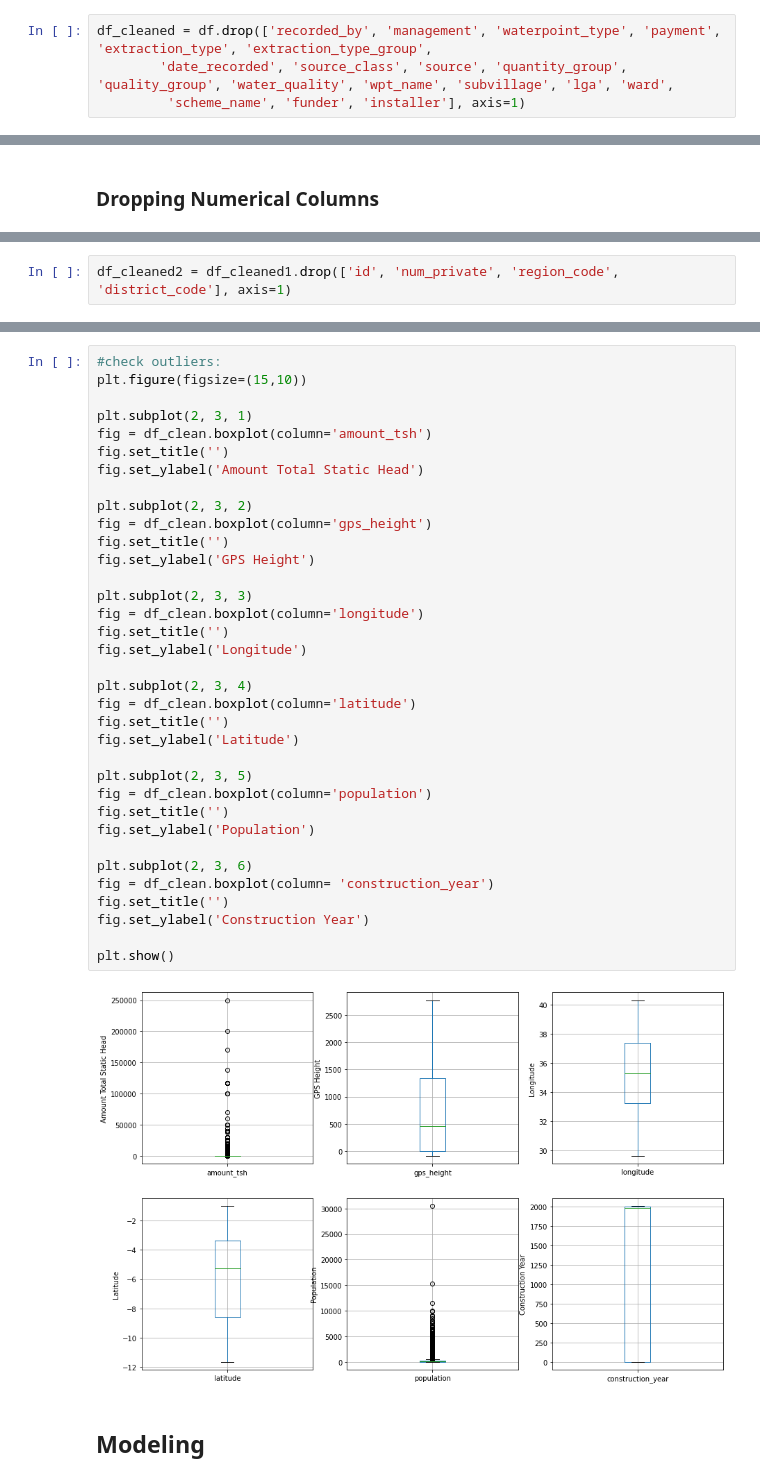
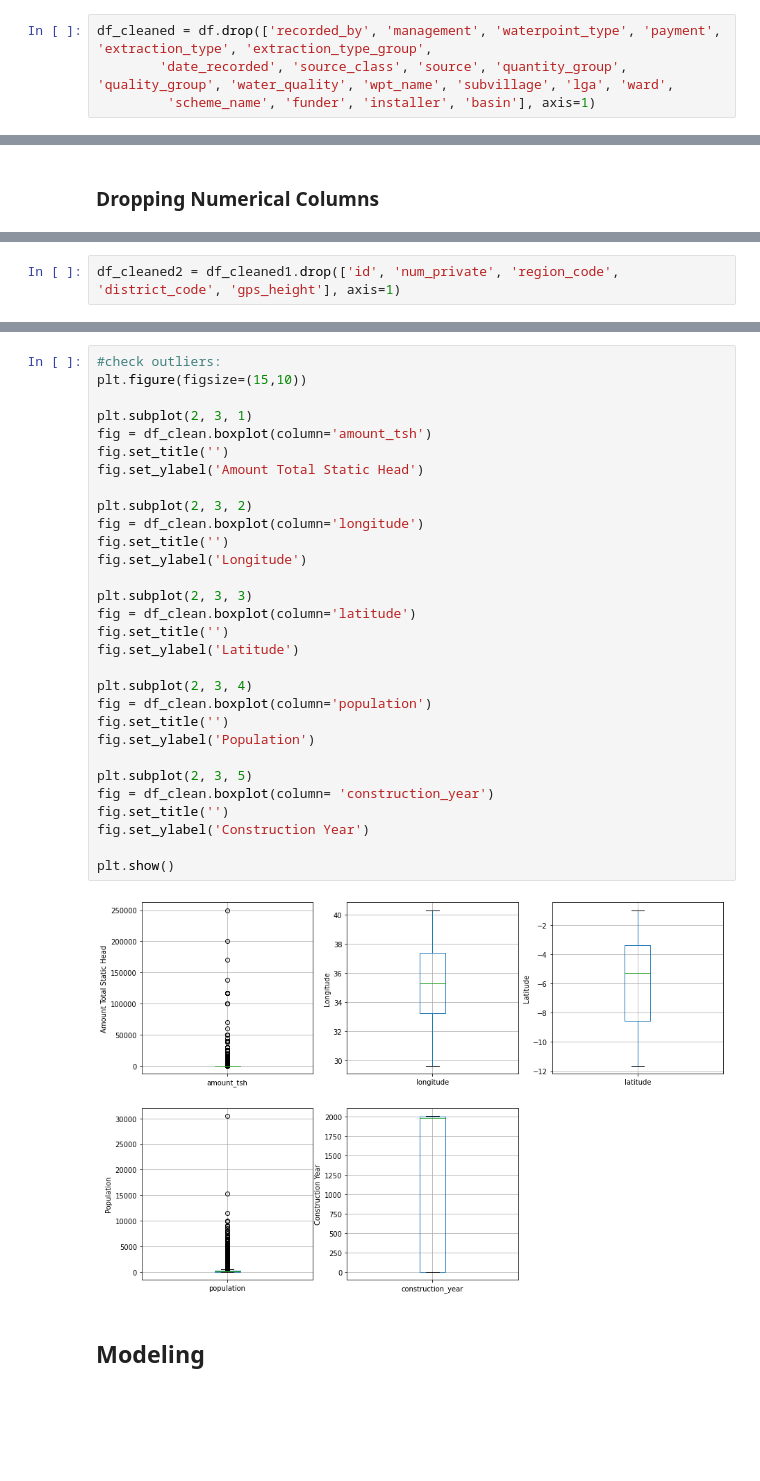
Before and after one commit to morgannash1/water_wells_project, a Jupyter notebook: notebook.ipynb, the cells around one changed output, grey strips where cells are left out. Saved outputs shown, nothing was run; the diff lists cells and outputs as text; blank space fills up the shorter version.

Commit message:
notebook/removed basin

```diff
--- a/notebook.ipynb
+++ b/notebook.ipynb
@@ -808,7 +534,7 @@ As you can see, many categorical column pairs have duplicate and/or very similar
 # %%
 df_cleaned = df.drop(['recorded_by', 'management', 'waterpoint_type', 'payment', 'extraction_type', 'extraction_type_group',
         'date_recorded', 'source_class', 'source', 'quantity_group', 'quality_group', 'water_quality', 'wpt_name', 'subvillage', 'lga', 'ward',
-         'scheme_name', 'funder', 'installer'], axis=1)
+         'scheme_name', 'funder', 'installer', 'basin'], axis=1)
 # %%
 #check what's left that has missing values:
 percent_missing = (df_cleaned.isnull().sum() / len(df_cleaned)) * 100
@@ -1016,5 +742,5 @@ The following are the numerical columns I will drop as well as the reason to dro
 # %%
-df_cleaned2 = df_cleaned1.drop(['id', 'num_private', 'region_code', 'district_code'], axis=1)
+df_cleaned2 = df_cleaned1.drop(['id', 'num_private', 'region_code', 'district_code', 'gps_height'], axis=1)
 # %%
 #Longitude column has 1336 rows with 0.0 and latitude has a matching amount of rows with -2.000000e-08 which is basically zero
 #I'll assume these are placeholders as the true values are most likely unknown
@@ -1134,39 +816,34 @@ num_clean
 # %%
 #check outliers:
 plt.figure(figsize=(15,10))
 
 plt.subplot(2, 3, 1)
 fig = df_clean.boxplot(column='amount_tsh')
 fig.set_title('')
 fig.set_ylabel('Amount Total Static Head')
 
 plt.subplot(2, 3, 2)
-fig = df_clean.boxplot(column='gps_height')
-fig.set_title('')
-fig.set_ylabel('GPS Height')
-
-plt.subplot(2, 3, 3)
 fig = df_clean.boxplot(column='longitude')
 fig.set_title('')
 fig.set_ylabel('Longitude')
 
-plt.subplot(2, 3, 4)
+plt.subplot(2, 3, 3)
 fig = df_clean.boxplot(column='latitude')
 fig.set_title('')
 fig.set_ylabel('Latitude')
 
-plt.subplot(2, 3, 5)
+plt.subplot(2, 3, 4)
 fig = df_clean.boxplot(column='population')
 fig.set_title('')
 fig.set_ylabel('Population')
 
-plt.subplot(2, 3, 6)
+plt.subplot(2, 3, 5)
 fig = df_clean.boxplot(column= 'construction_year')
 fig.set_title('')
 fig.set_ylabel('Construction Year')
 
 plt.show()
 # %% [output]
-[figure, old version]
+[figure, new version]
 # %% [markdown]
 ## Modeling
```
Also changed, not shown: parts of 65 cells of this notebook.
